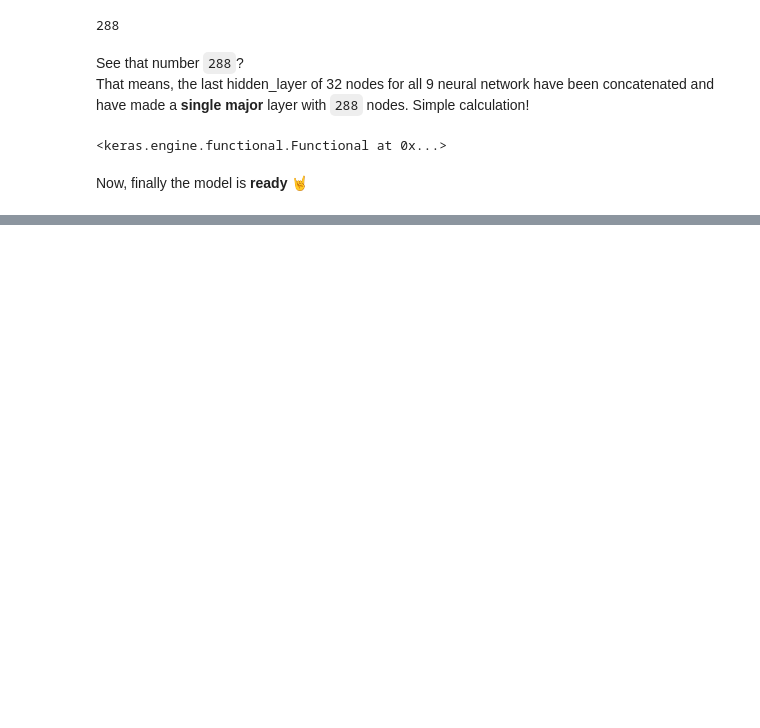
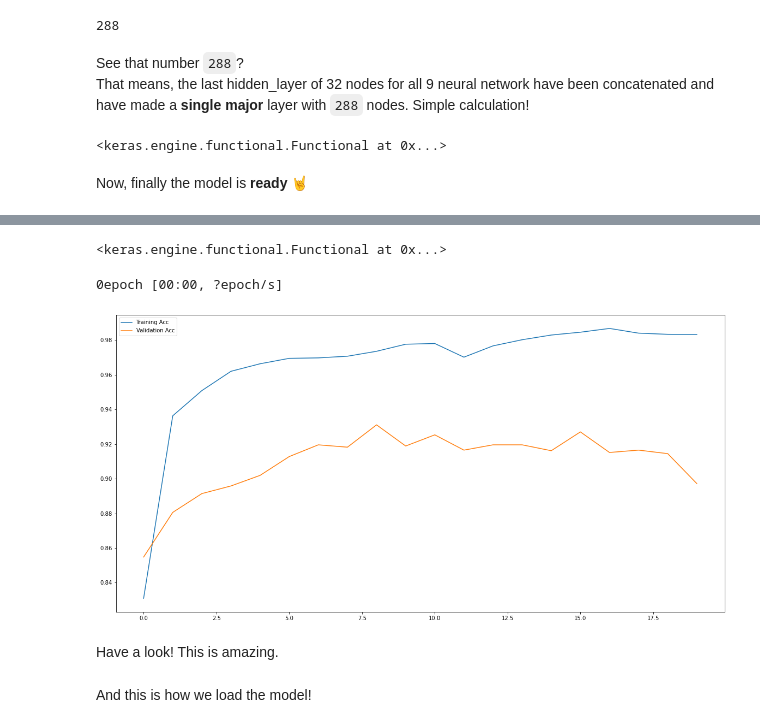
Before and after one commit to AayushSameerShah/TimeSeries-Forecasting, a Jupyter notebook: 5. Deep learning with Time Series/8. Human activity prediction (multi input).ipynb, the cells around one changed output, grey strips where cells are left out. Cells and saved outputs as stored; diff of their text form; code cells hidden in the pictures; blank space fills up the shorter version.

```diff
--- a/5. Deep learning with Time Series/8. Human activity prediction (multi input).ipynb
+++ b/5. Deep learning with Time Series/8. Human activity prediction (multi input).ipynb
@@ -701,0 +834,34 @@ Now, finally the model is **ready** 🤘
+# %%
+model
+# %% [output]
+<keras.engine.functional.Functional at 0x...>
+# %%
+# making a checkpoint
+check_point = ModelCheckpoint(
+    "./best_model_for_human.h5", monitor="val_accuracy", save_best_only=True
+)
+# %%
+model.compile(
+    optimizer="adam",
+    loss=SparseCategoricalCrossentropy(from_logits=True),  ### ← This one ← ###
+    metrics=["accuracy"],
+)
+# %%
+result = model.fit(
+    Xtrain_shapped,
+    ytrain,
+    epochs=20,
+    validation_data=(Xtest_shapped, ytest),
+    verbose=0,
+    callbacks=[check_point, TqdmCallback(verbose=0)],
+)
+# %% [output]
+0epoch [00:00, ?epoch/s]
+# %%
+plt.plot(result.history["accuracy"], label="Training Acc")
+plt.plot(result.history["val_accuracy"], label="Validation Acc")
+plt.legend();
+# %% [output]
+[figure, added]
+# %% [markdown]
+Have a look! This is amazing.
@@ -701,0 +871,2 @@ Now, finally the model is **ready** 🤘
+# %% [markdown]
+And this is how we load the model!
```
Also changed, not shown: parts of 120 cells of this notebook, 12 other files.
